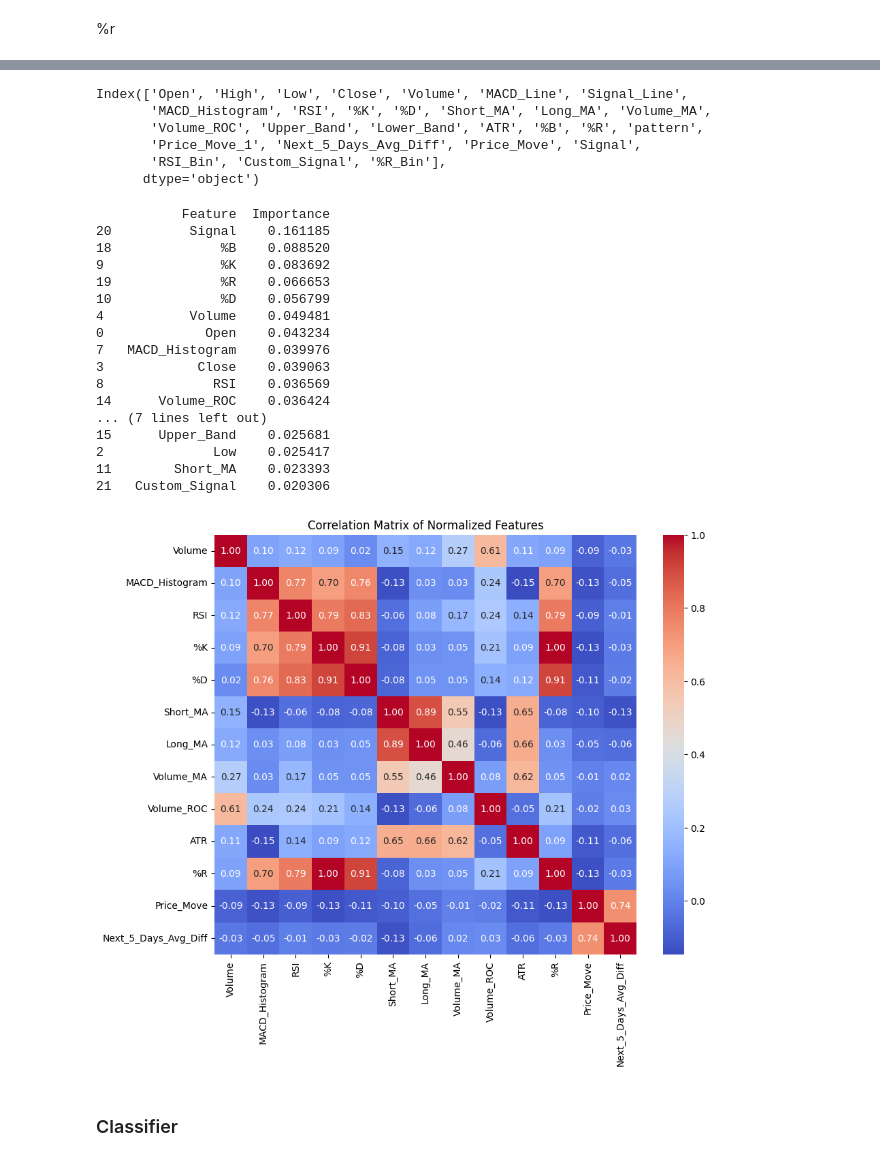
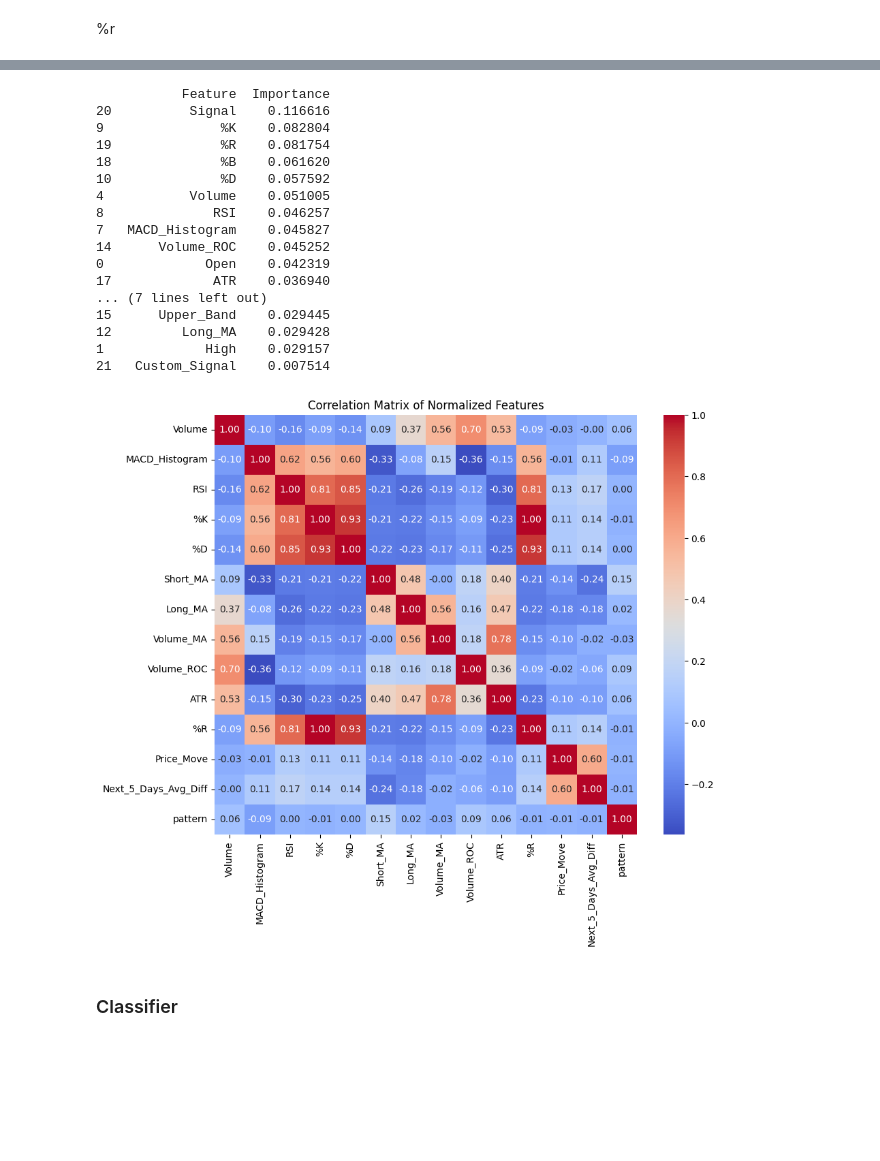
Before and after one commit to H1mm4tHQ/Stock_Market_Price_Movement_Prediction_ML, a Jupyter notebook: PRML_Project.ipynb, the cells around one changed output, grey strips where cells are left out. Drawn from its saved outputs; the diff is of its cells as text; code cells hidden in the pictures; blank space fills up the shorter version.

```diff
--- a/PRML_Project.ipynb
+++ b/PRML_Project.ipynb
@@ -5,7 +8,7 @@ import matplotlib.pyplot as plt
 import mplfinance as mpf
 warnings.filterwarnings("ignore")   # Ignore all warnings
 # %%
-recent_data = yf.download("TATACOMM.NS", period="2y",interval="1d")   #month: mo
+recent_data = yf.download("ADANIENT.NS", period="3y",interval="1d")   #month: mo
 # start_date = "2024-01-01"
 # end_date = "2024-03-15"
 # recent_data = yf.download("ONGC.NS", start=start_date, end=end_date, interval="1d")
@@ -13,6 +16,6 @@ recent_data['Close'].plot()
 plt.title("ADANIENT Stock Prices")
 plt.show()
 # Plot candlestick patterns using mplfinance
-# mpf.plot(recent_data.loc['2024-02-16':'2024-02-23'], type='candle', style='charles', title='Candlestick Pattern')
+# mpf.plot(recent_data.loc['2024-02-16':'2024-04-20'], type='candle', style='charles', title='Candlestick Pattern')
 # %% [output]
 [*********************100%%**********************]  1 of 1 completed
@@ -736,9 +721,0 @@ Date
-# %%
-recent_data.columns
-# %% [output]
-Index(['Open', 'High', 'Low', 'Close', 'Volume', 'MACD_Line', 'Signal_Line',
-       'MACD_Histogram', 'RSI', '%K', '%D', 'Short_MA', 'Long_MA', 'Volume_MA',
-       'Volume_ROC', 'Upper_Band', 'Lower_Band', 'ATR', '%B', '%R', 'pattern',
-       'Price_Move_1', 'Next_5_Days_Avg_Diff', 'Price_Move', 'Signal',
-       'RSI_Bin', 'Custom_Signal', '%R_Bin'],
-      dtype='object')
@@ -752,6 +723,7 @@ scaler = StandardScaler()
 import pandas as pd
 from sklearn.tree import DecisionTreeClassifier
 from sklearn.preprocessing import StandardScaler
+from sklearn.ensemble import RandomForestClassifier
 
 # Assuming 'df' is your DataFrame containing the features and target variable
 X = recent_data.drop(columns=['Price_Move_1', 'Price_Move', 'Next_5_Days_Avg_Diff', '%R_Bin', 'RSI_Bin', 'pattern'])  # Features
@@ -787,19 +759,19 @@ fi_df = fi_df.sort_values(by='Importance', ascending=False)
 print(fi_df)
 # %% [output]
            Feature  Importance
-20          Signal    0.161185
-18              %B    0.088520
-9               %K    0.083692
-19              %R    0.066653
-10              %D    0.056799
-4           Volume    0.049481
-0             Open    0.043234
-7   MACD_Histogram    0.039976
-3            Close    0.039063
-8              RSI    0.036569
-14      Volume_ROC    0.036424
+20          Signal    0.116616
+9               %K    0.082804
+19              %R    0.081754
+18              %B    0.061620
+10              %D    0.057592
+4           Volume    0.051005
+8              RSI    0.046257
+7   MACD_Histogram    0.045827
+14      Volume_ROC    0.045252
+0             Open    0.042319
+17             ATR    0.036940
 ... (7 lines left out)
-15      Upper_Band    0.025681
-2              Low    0.025417
-11        Short_MA    0.023393
-21   Custom_Signal    0.020306
+15      Upper_Band    0.029445
+12         Long_MA    0.029428
+1             High    0.029157
+21   Custom_Signal    0.007514
@@ -806,17 +784,17 @@ print(fi_df)
 # %%
 # Compute the correlation matrix
 data_corr=recent_data[['Volume', 'MACD_Histogram', 'RSI', '%K', '%D', 'Short_MA', 'Long_MA', 'Volume_MA',
-       'Volume_ROC', 'ATR', '%R','Price_Move','Next_5_Days_Avg_Diff']]
+       'Volume_ROC', 'ATR', '%R','Price_Move','Next_5_Days_Avg_Diff','pattern']]
 # non_tar_data=data_corr.drop('Price_Move',axis=1)
 correlation_matrix = data_corr.corr()
 
 # Plot the correlation matrix
 plt.figure(figsize=(10, 8))
 sns.heatmap(correlation_matrix, annot=True, cmap='coolwarm', fmt=".2f")
 plt.title('Correlation Matrix of Normalized Features')
 plt.show()
 # %% [output]
-[figure, old version]
+[figure, new version]
 # %% [markdown]
 ### Classifier
 # %%
```
Also changed, not shown: parts of 22 cells of this notebook.
